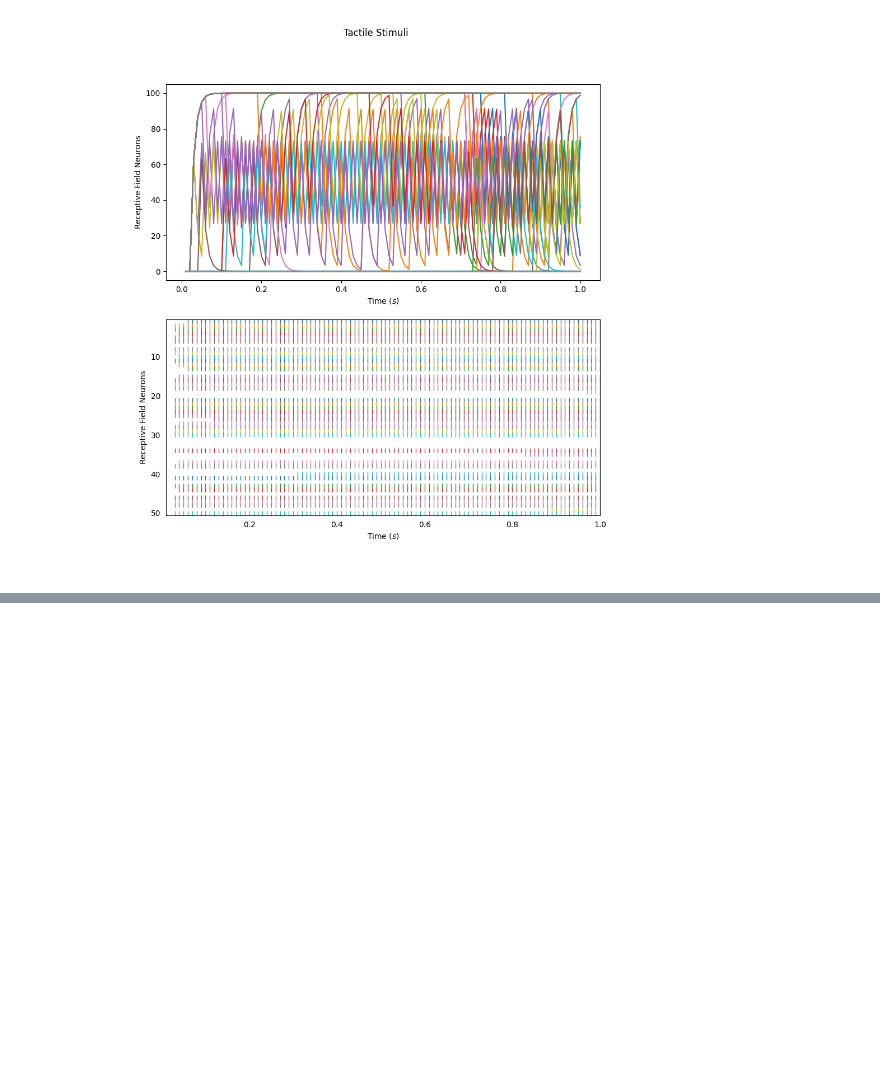
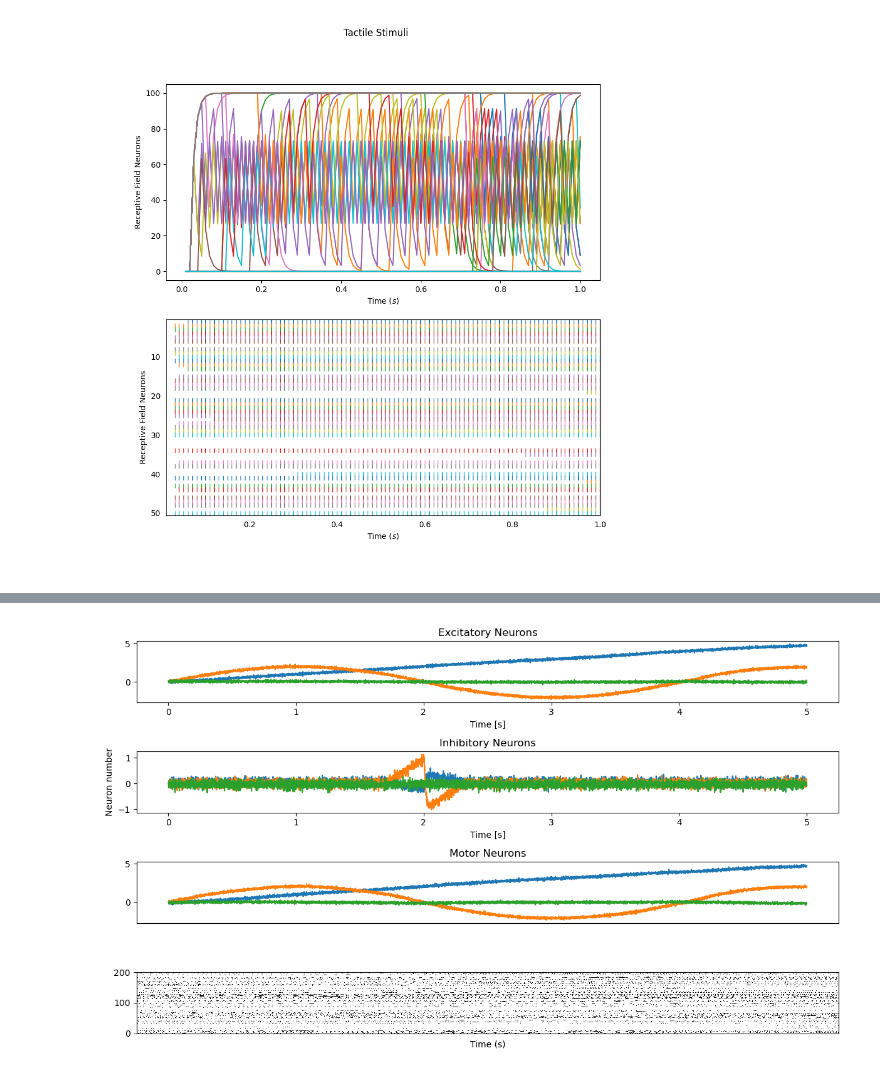
Before and after one commit to wngfra/tac3d, a Jupyter notebook: notebooks/demo.ipynb, the cells around one changed output, grey strips where cells are left out. Cells and saved outputs as stored; diff of their text form; code cells hidden in the pictures; blank space fills up the shorter version.

```diff
--- a/notebooks/demo.ipynb
+++ b/notebooks/demo.ipynb
@@ -73,0 +78,81 @@ Text(0.5, 0.98, 'Tactile Stimuli')
+# %%
+import nengo
+import numpy as np
+import pylab as plt
+from nengo.utils.matplotlib import rasterplot
+from nengo_extras.plot_spikes import (
+    plot_spikes
+)
+
+%matplotlib widget
+
+T = 5
+p = [2.0, 0, 0]
+r = 1
+
+def exc_func(t):
+    return [t, 2*np.sin(0.5*np.pi*t), 0]
+
+def inh_func(t):
+    x = exc_func(t)
+    v = np.asarray(p) - np.asarray(x)
+    v_n = np.linalg.norm(v)
+    if v_n <= r:
+        dx = (r - v_n)*v/v_n
+    else:
+        dx = [0, 0, 0]
+    return dx
+
+with nengo.Network(label="Motor Neurons") as model:
+    # Defines excitatory input
+    exc_in = nengo.Node(output=exc_func)
+    exc_ens = nengo.Ensemble(n_neurons=200, dimensions=3, radius=T)
+    nengo.Connection(exc_in, exc_ens)
+
+    # Defines inhibitory input
+    inh_in = nengo.Node(output=inh_func)
+    inh_ens = nengo.Ensemble(n_neurons=200, dimensions=3, radius=T)
+    nengo.Connection(inh_in, inh_ens, transform=[-1]*3)
+
+    # Defines motor neurons
+    out = nengo.Ensemble(n_neurons=200, dimensions=3, radius=T)
+    nengo.Connection(exc_ens, out)
+    #nengo.Connection(inh_ens, out)
+
+    exc_probe = nengo.Probe(exc_ens, synapse=0.01)
+    exc_n_probe = nengo.Probe(exc_ens.neurons)
+    inh_probe = nengo.Probe(inh_ens, synapse=0.01)
+    inh_n_probe = nengo.Probe(inh_ens.neurons)
+    out_probe = nengo.Probe(out, synapse=0.01)
+    out_n_probe = nengo.Probe(out.neurons)
+
+def plot_decoded(t, data):
+    plt.figure(figsize=(12, 7))
+
+    plt.subplot(4, 1, 1)
+    plt.title("Excitatory Neurons")
+    plt.plot(t, data[exc_probe])
+    plt.xlabel("Time [s]")
+    plt.subplot(4, 1, 2)
+    plt.title("Inhibitory Neurons")
+    plt.plot(t,data[inh_probe])
+    plt.xlabel("Time [s]")
+    plt.ylabel("Neuron number")
+
+    plt.subplot(4, 1, 3)
+    plt.title("Motor Neurons")
+    plt.plot(t, data[out_probe])
+    plt.xticks(())
+    plt.subplot(4, 1, 4)
+    plot_spikes(t, data[out_n_probe])
+    plt.xticks(())
+    plt.xlabel("Time (s)")
+
+    plt.tight_layout()
+
+with nengo.Simulator(model, dt=1e-3) as sim:
+    sim.run(T)
+t = sim.trange()
+
+plot_decoded(t, sim.data)
+# %% [output]
@@ -73,0 +161 @@ Text(0.5, 0.98, 'Tactile Stimuli')
+[figure, added]
```
Also changed, not shown: parts of 4 cells of this notebook, 3 other files.
